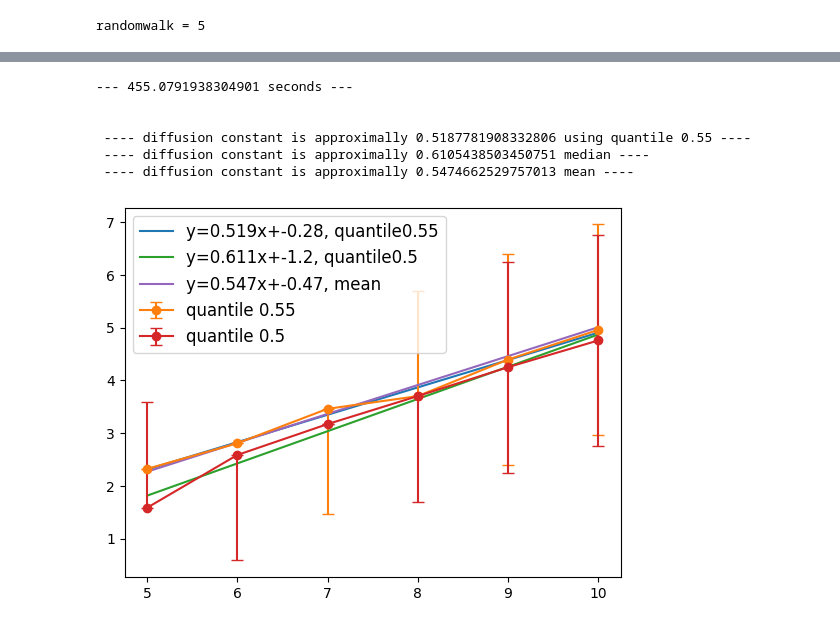
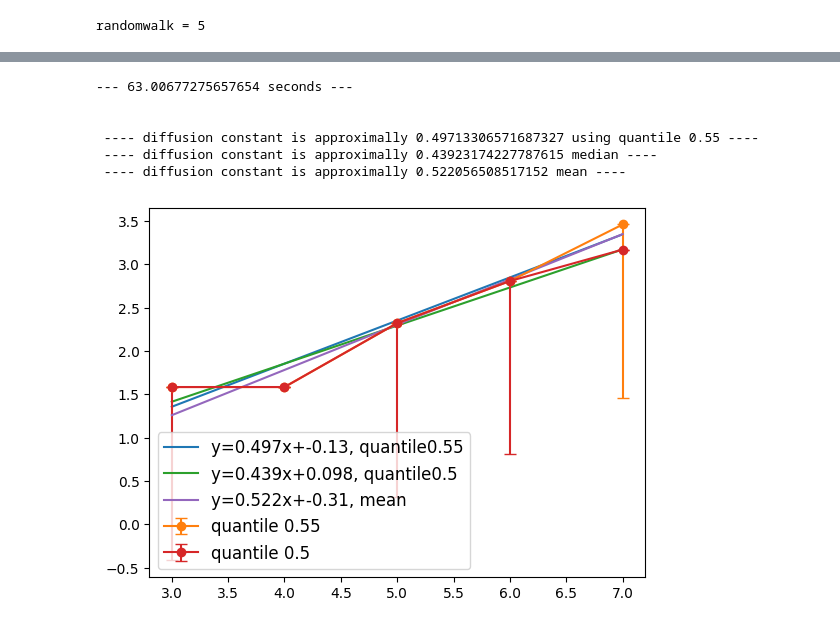
Before and after one commit to IgorSSBarbosa/Random-Walk-on-Random-Environment, a Jupyter notebook: rwre_2.ipynb, the cells around one changed output, grey strips where cells are left out. Saved outputs shown, nothing was run; the diff lists cells and outputs as text; code cells hidden in the pictures.

```diff
--- a/rwre_2.ipynb
+++ b/rwre_2.ipynb
@@ -216,20 +223,20 @@ print(A)
 # %%
 from loglogplot import log_log_plot
 
-k1 = 5
-k2 = 10
-Numbsimul = 1250
+k1 = 3
+k2 = 7
+Numbsimul = 10000
 A = full_data_random_walk(k1,k2, Numbsimul)
 
 # Making the graphic of log_log_plot
 q = 0.55
 dom = np.arange(k1,k2+1)
 log_log_plot(q,dom,A)
 # %% [output]
---- 455.0791938304901 seconds ---
+--- 63.00677275657654 seconds ---
 
 
- ---- diffusion constant is approximally 0.5187781908332806 using quantile 0.55 ----
- ---- diffusion constant is approximally 0.6105438503450751 median ----
- ---- diffusion constant is approximally 0.5474662529757013 mean ----
+ ---- diffusion constant is approximally 0.49713306571687327 using quantile 0.55 ----
+ ---- diffusion constant is approximally 0.43923174227787615 median ----
+ ---- diffusion constant is approximally 0.522056508517152 mean ----
-[figure, old version]
+[figure, new version]
```
Also changed, not shown: parts of 5 cells of this notebook, 1 other file.
